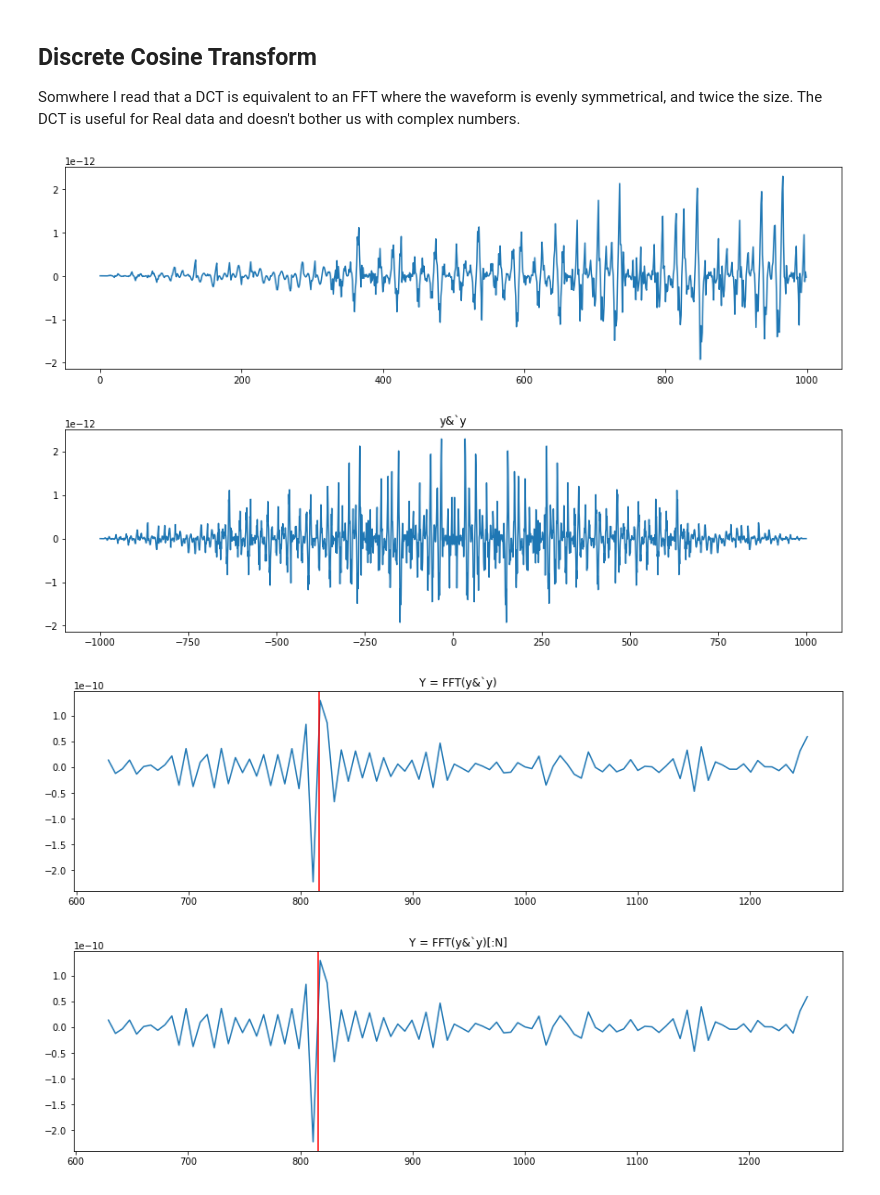
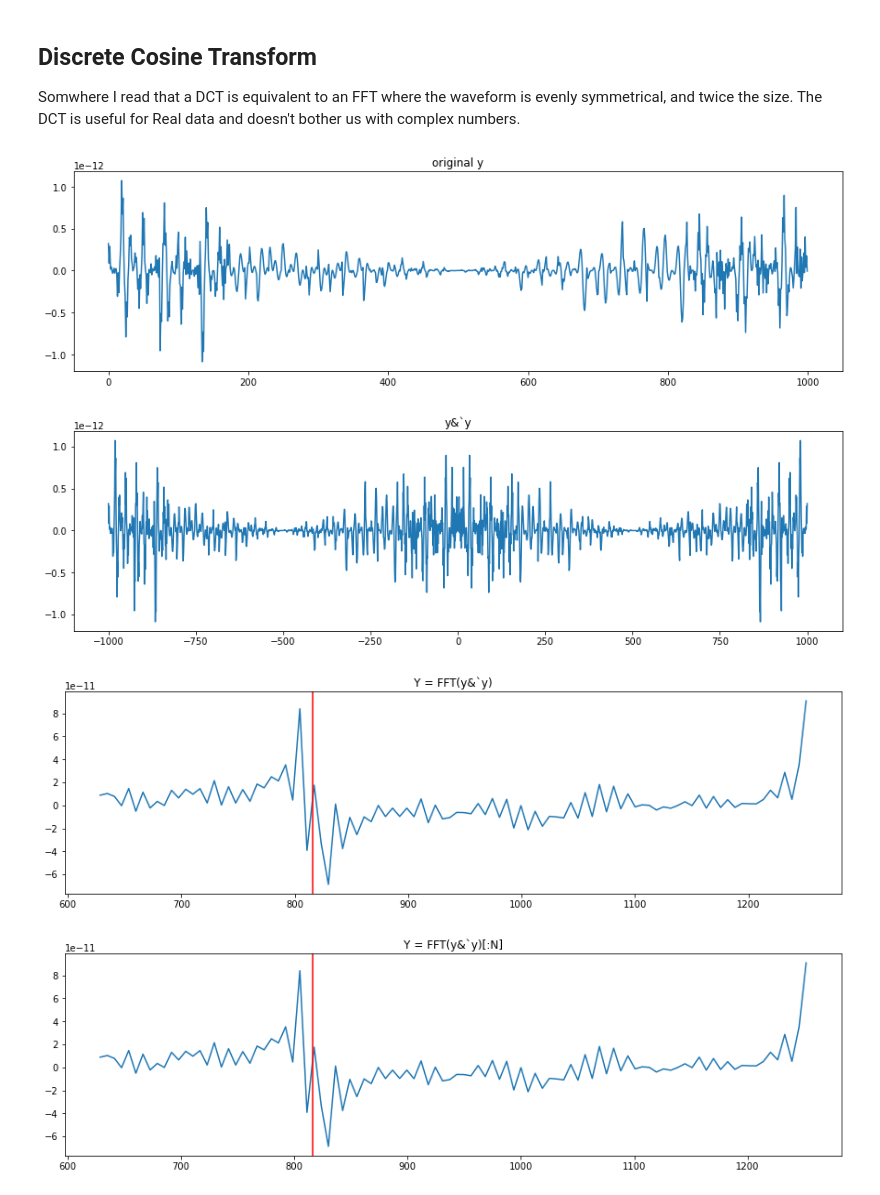
Before and after one commit to nico7/DSP-Projects, a Jupyter notebook: FIR Windowing.ipynb, the cells around one changed output. Drawn from its saved outputs; the diff is of its cells as text; code cells hidden in the pictures.

```diff
--- a/FIR Windowing.ipynb
+++ b/FIR Windowing.ipynb
@@ -1136,8 +1136,9 @@ w2 = f2 * toRads
 
 
 # define a signal
-y = np.sin(ws*n*T)*(np.cos(w1 * n * T) + np.sin(w2 * n * T))
+y = np.sin(ws*(n -N/2)*T)*(np.cos(w1 * n * T) + np.sin(w2 * n * T))
 plt.figure().set_figwidth(15)
+plt.title('original y')
 plt.plot(n, y)
 plt.show()
 
@@ -1149,34 +1150,34 @@ ff = np.linspace(0, 2*ws, 2*N)
 plt.figure().set_figwidth(15)
 plt.title('y&`y')
 plt.plot(nn, p_y)
 plt.show()
 
 LEFT = 100
 RIGHT = 200
 
 Y = np.fft.fft(p_y)
 plt.figure().set_figwidth(15)
 plt.title('Y = FFT(y&`y)')
 plt.plot(ff[LEFT:RIGHT], np.real(Y[LEFT:RIGHT]))
 plt.axvline(2*w2, color='r')
 plt.show()
 
 P_Y = np.real(Y[:N])
 plt.figure().set_figwidth(15)
 plt.title('Y = FFT(y&`y)[:N]')
 plt.plot(f[LEFT:RIGHT], P_Y[LEFT:RIGHT])
 plt.axvline(2*w2, color='r')
 plt.show()
 
 dctY = fp.dct(y, norm=None)
 plt.figure().set_figwidth(15)
 plt.title('DCT(y) vs FFT(y&`y)[:N]')
 plt.plot(f[LEFT:RIGHT], dctY[LEFT:RIGHT])
 plt.plot(f[LEFT:RIGHT], P_Y[LEFT:RIGHT], '-.', c='orange')
 plt.axvline(2*w2, color='r')
 plt.show()
 # %% [output]
-[figure, old version]
+[figure, new version]
-[figure, old version]
+[figure, new version]
-[figure, old version]
+[figure, new version]
-[figure, old version]
+[figure, new version]
```
Also changed, not shown: parts of 1 cell of this notebook.
